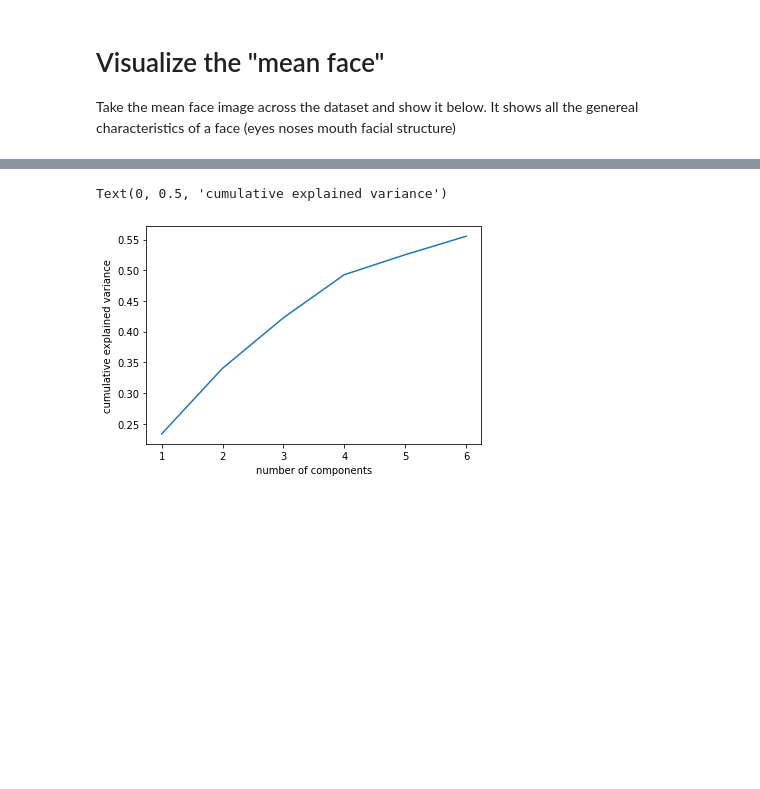
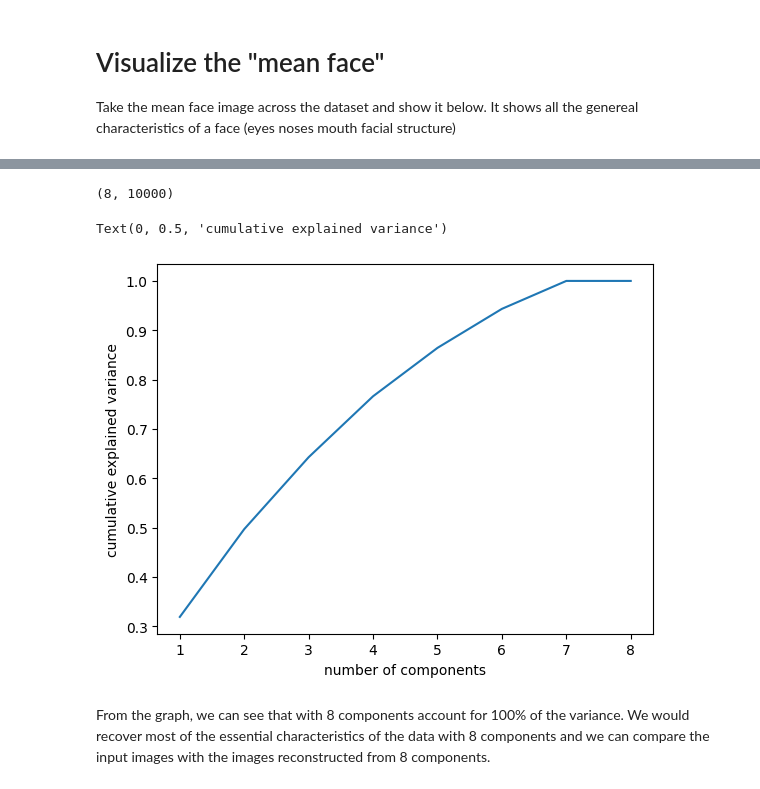
Before and after one commit to iyeszin/pca_faces, a Jupyter notebook: eigenface.ipynb, the cells around one changed output, grey strips where cells are left out. Saved outputs shown, nothing was run; the diff lists cells and outputs as text; code cells hidden in the pictures; blank space fills up the shorter version.

```diff
--- a/eigenface.ipynb
+++ b/eigenface.ipynb
@@ -137,0 +145,10 @@ plt.show()
+# %%
+import cv2
+import os
+
+path='D:\PSRS\Semester 3\Biometric II\homework II\crop_face'
+for img in os.listdir(path):
+    img_array=cv2.imread(os.path.join(path,img),cv2.IMREAD_GRAYSCALE)
+    plt.imshow(img_array,cmap="gray")
+    plt.show()
+    break
@@ -138,7 +157,34 @@ plt.show()
+# %%
+# create a function to load the image data
+def create_data(path):
+    list_new_array=[]
+    for img in os.listdir(path):
+        try:
+            img_array=cv2.imread(os.path.join(path,img),cv2.IMREAD_GRAYSCALE)
+            size=100
+            new_array=cv2.resize(img_array,(size,size))
+            list_new_array.append(new_array)
+        except Exception as e:
+            pass
+    return list_new_array
+# %%
+# reshape the data
+myface=np.array(create_data(path))
+myface_reshape=myface.reshape(8, 100*100).astype('float32')
+myface_reshape.shape
+# %% [output]
+(8, 10000)
+# %%
+# Compute the components and projected faces
+pca = PCA(8)
+components = pca.fit_transform(myface_reshape)
+projected = pca.inverse_transform(components)
 # %%
-plt.plot(np.arange(pca_estimator.n_components_) + 1, np.cumsum(pca_estimator.explained_variance_ratio_))
+plt.plot(np.arange(pca.n_components_) + 1, np.cumsum(pca.explained_variance_ratio_))
 plt.xlabel('number of components')
 plt.ylabel('cumulative explained variance')
 # %% [output]
 Text(0, 0.5, 'cumulative explained variance')
-[figure, old version]
+[figure, new version]
+# %% [markdown]
+From the graph, we can see that with 8 components account for 100% of the variance. We would recover most of the essential characteristics of the data with 8 components and we can compare the input images with the images reconstructed from 8 components.
```
Also changed, not shown: parts of 23 cells of this notebook, 3 other files.
